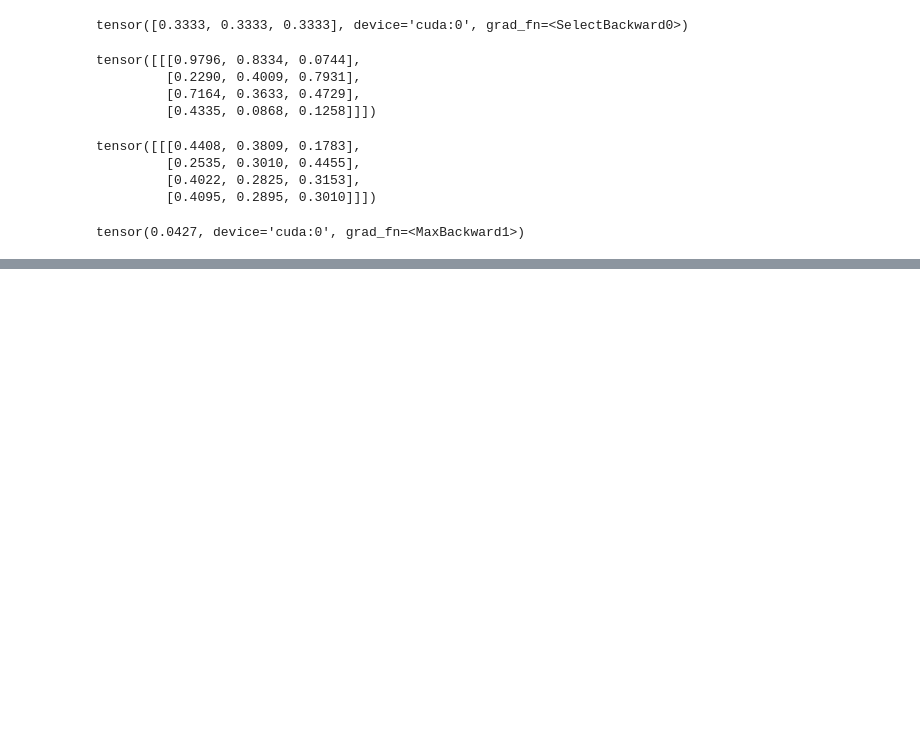
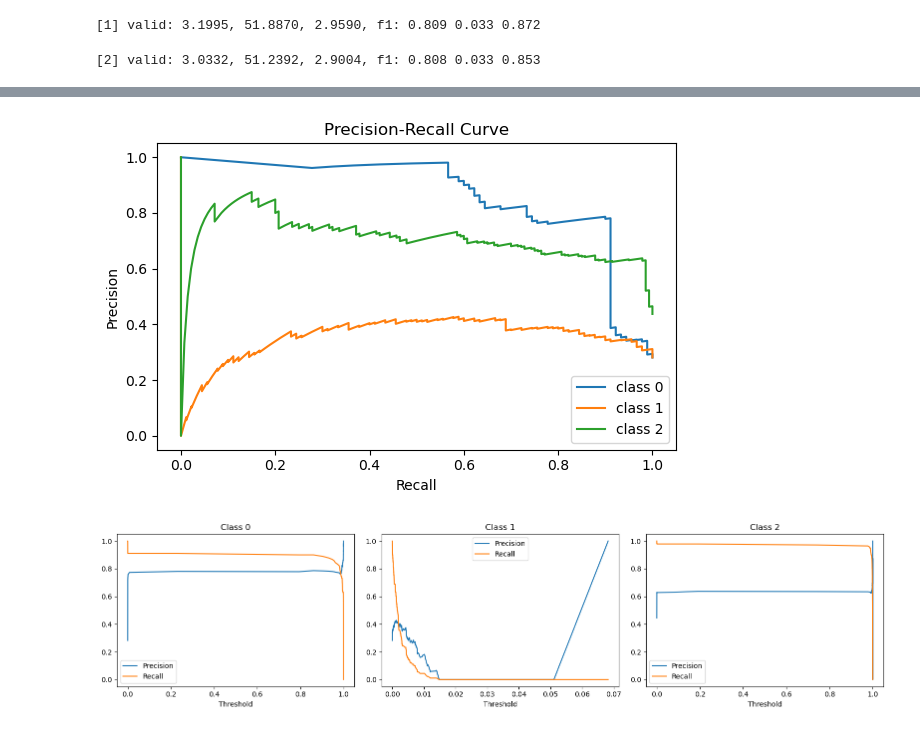
Before and after one commit to shaunnope/dl-fall-detection, a Jupyter notebook: dl-fall-detection/train.ipynb, the cells around one changed output, grey strips where cells are left out. Saved outputs shown, nothing was run; the diff lists cells and outputs as text; code cells hidden in the pictures; blank space fills up the shorter version.

Commit message:
feat: model evaluation

```diff
--- a/dl-fall-detection/train.ipynb
+++ b/dl-fall-detection/train.ipynb
@@ -21,10 +23,3 @@ transform_data = Compose([ToTensor(), Normalize((0.4379,), (0.3040,))])
 data = get_data(DATASET, transform_data, device=device, batch_size=BATCH_SIZE, end=BATCH_SIZE if SUBSET else None)
 
 train_loader, val_loader, test_loader = list(data["dataloaders"].values())
-# %%
-with torch.device(device):
-  model = YOLONet(3, ch=(64,32,16))
-  model.load_state_dict(torch.load('model_softmax_v2.pt'))
-  criterion = DetectionLoss(model.head)
-
-train(model, train_loader, val_loader, test_loader, 10, criterion)
@@ -81,23 +25,0 @@ tensor([[[0.5308, 0.3990, 0.3713,  ..., 0.2079, 0.1830, 0.1774],
-# %%
-torch.functional.F.softmax(clses, 1)[0, :, 0]
-# %% [output]
-tensor([0.3333, 0.3333, 0.3333], device='cuda:0', grad_fn=<SelectBackward0>)
-# %%
-t = torch.rand(1, 4, 3)
-t
-# %% [output]
-tensor([[[0.9796, 0.8334, 0.0744],
-         [0.2290, 0.4009, 0.7931],
-         [0.7164, 0.3633, 0.4729],
-         [0.4335, 0.0868, 0.1258]]])
-# %%
-torch.functional.F.softmax(t, 2)
-# %% [output]
-tensor([[[0.4408, 0.3809, 0.1783],
-         [0.2535, 0.3010, 0.4455],
-         [0.4022, 0.2825, 0.3153],
-         [0.4095, 0.2895, 0.3010]]])
-# %%
-clses.max()
-# %% [output]
-tensor(0.0427, device='cuda:0', grad_fn=<MaxBackward1>)
@@ -105,0 +26,10 @@ torch.save(model.state_dict(), 'model_softmax_v2.pt')
+# %%
+with torch.device(device):
+  model = YOLONet(3, ch=(64,32,16))
+  model.load_state_dict(torch.load('model_softmax_v3_last.pt'))
+  criterion = DetectionLoss(model.head)
+
+res = train(model, train_loader, val_loader, test_loader, 2, criterion)
+# %% [output]
+[1] valid: 3.1995, 51.8870, 2.9590, f1: 0.809 0.033 0.872
+[2] valid: 3.0332, 51.2392, 2.9004, f1: 0.808 0.033 0.853
@@ -105,0 +38,2 @@ torch.save(model.state_dict(), 'model_softmax_v2.pt')
+[figure, added]
+[figure, added]
```
Also changed, not shown: parts of 48 cells of this notebook, 6 other files.
